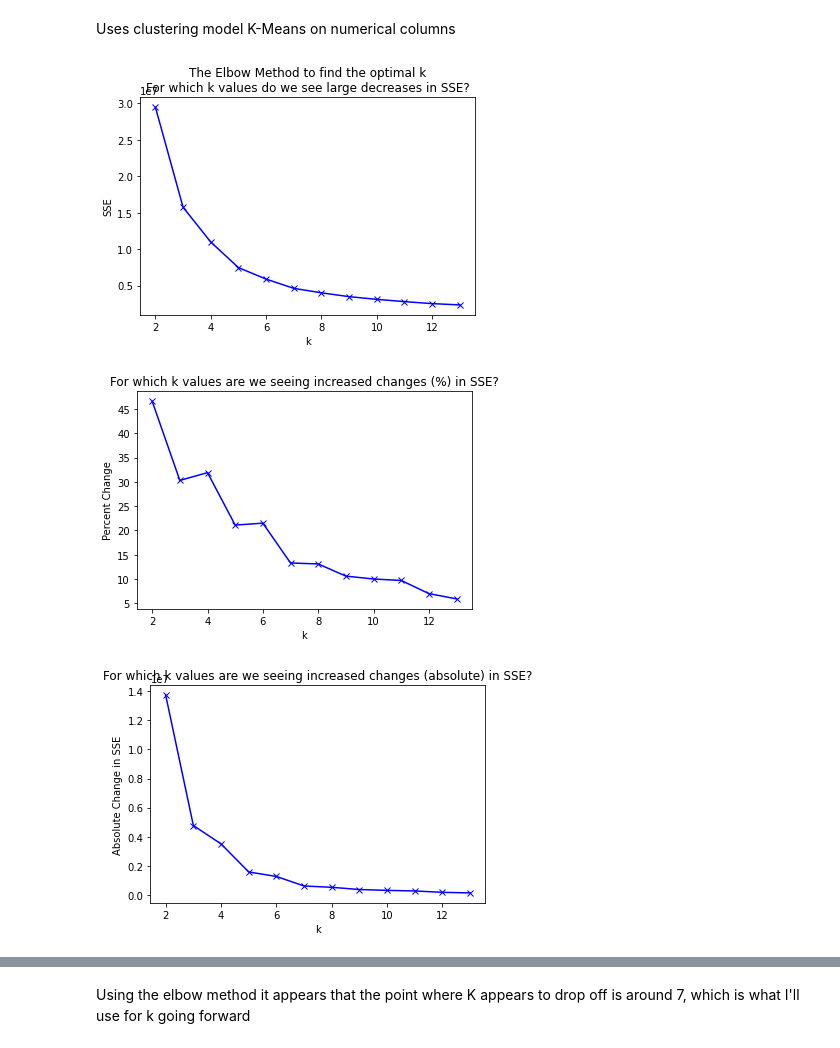
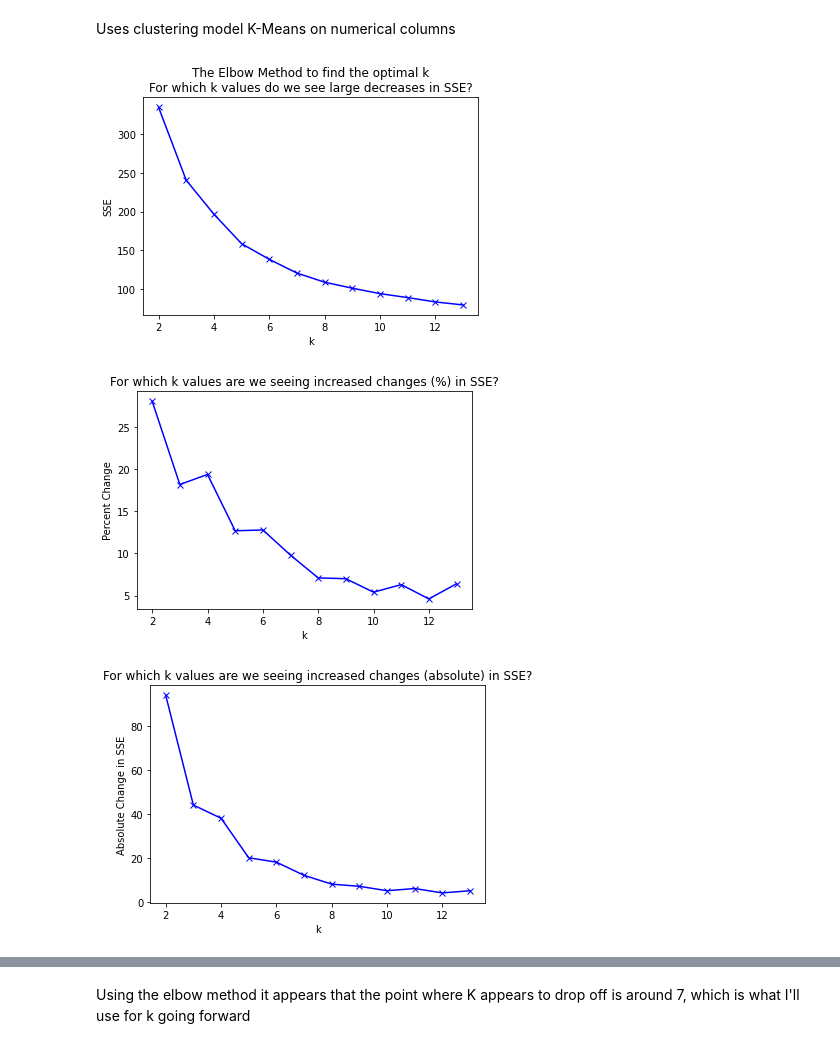
Before and after one commit to Jason-R-Turner/food-nutrient-clustering-project, a Jupyter notebook: rough_draft_food_project.ipynb, the cells around one changed output, grey strips where cells are left out. Saved outputs shown, nothing was run; the diff lists cells and outputs as text; code cells hidden in the pictures.

```diff
--- a/rough_draft_food_project.ipynb
+++ b/rough_draft_food_project.ipynb
@@ -9,6 +9,7 @@ from sklearn.model_selection import train_test_split
 import sklearn.preprocessing
 
 # Statistical Tests
+from math import sqrt
 import scipy.stats as stats
 
 # Visualizing
@@ -24,7 +25,7 @@ from sklearn.cluster import KMeans
 import util
 
 # Custom notebook settings for max rows and columns
-pd.set_option('display.max_rows', 100)
+pd.set_option('display.max_rows', 200)
 pd.set_option('display.max_columns', None)
 # %% [markdown]
 # Acquire
@@ -465,7 +616,7 @@ train
 ## Scale Data
 # %%
 def scale_food(train, validate, test,
-                 numerical_cols = ['Energy (kcal)',
+                 cols_to_scale = ['Energy (kcal)',
                                   'Protein (g)',
                                   'Carbohydrate (g)',
                                   'Sugars, total\n(g)',
@@ -483,20 +634,20 @@ def scale_food(train, validate, test,
 
     scaler = sklearn.preprocessing.MinMaxScaler()
 
-    scaler.fit(train[numerical_cols])
+    scaler.fit(train[cols_to_scale])
 
-    train_scaled[numerical_cols] = pd.DataFrame(scaler.transform(train[numerical_cols]), columns=train[numerical_cols].columns.values).set_index([train.index.values])
+    train_scaled[cols_to_scale] = pd.DataFrame(scaler.transform(train[cols_to_scale]), columns=train[cols_to_scale].columns.values).set_index([train.index.values])
 
-    validate_scaled[numerical_cols] = pd.DataFrame(scaler.transform(validate[numerical_cols]), columns=validate[numerical_cols].columns.values).set_index([validate.index.values])
+    validate_scaled[cols_to_scale] = pd.DataFrame(scaler.transform(validate[cols_to_scale]), columns=validate[cols_to_scale].columns.values).set_index([validate.index.values])
 
-    test_scaled[numerical_cols] = pd.DataFrame(scaler.transform(test[numerical_cols]), columns=test[numerical_cols].columns.values).set_index([test.index.values])
+    test_scaled[cols_to_scale] = pd.DataFrame(scaler.transform(test[cols_to_scale]), columns=test[cols_to_scale].columns.values).set_index([test.index.values])
 
     plt.figure(figsize=(13, 6))
     plt.subplot(121)
-    plt.hist(train[numerical_cols], bins=25, ec='black')
+    plt.hist(train[cols_to_scale], bins=25, ec='black')
     plt.title('Original')
     plt.subplot(122)
-    plt.hist(train_scaled[numerical_cols], bins=25, ec='black')
+    plt.hist(train_scaled[cols_to_scale], bins=25, ec='black')
     plt.title('Scaled')
 
     return train_scaled, validate_scaled, test_scaled
@@ -521,12 +672,14 @@ list(df.columns.values.tolist())
  'Water\n(g)',
  "Total Fat (g)'"]
 # %%
+cols_to_scale = numerical_cols
+
 # Isolating numerical columns from train, validate, and test datasets
-scaled_train = train[numerical_cols]
+scaled_train = scaled_train[cols_to_scale]
 
-scaled_validate = validate[numerical_cols]
+scaled_validate = scaled_validate[cols_to_scale]
 
-scaled_test = test[numerical_cols]
+scaled_test = scaled_test[cols_to_scale]
 
 scaled_set = [scaled_train, scaled_validate, scaled_test]
 # %% [markdown]
@@ -579,10 +732,11 @@ def find_k(X_train, cluster_vars, k_range):
     return k_comparisons_df
 # %%
 k_range = range(2,15)
-cluster_name = 'area_cluster'
-find_k(scaled_train, numerical_cols, k_range)
+cluster_name = 'nutrient_cluster'
+cluster_vars = numerical_cols
+find_k(scaled_train, cluster_vars, k_range)
 # %% [output]
-[figure, old version]
+[figure, new version]
-[figure, old version]
+[figure, new version]
-[figure, old version]
+[figure, new version]
 |  | k | sse | delta | pct_delta |
```
Also changed, not shown: parts of 65 cells of this notebook, 2 other files.
